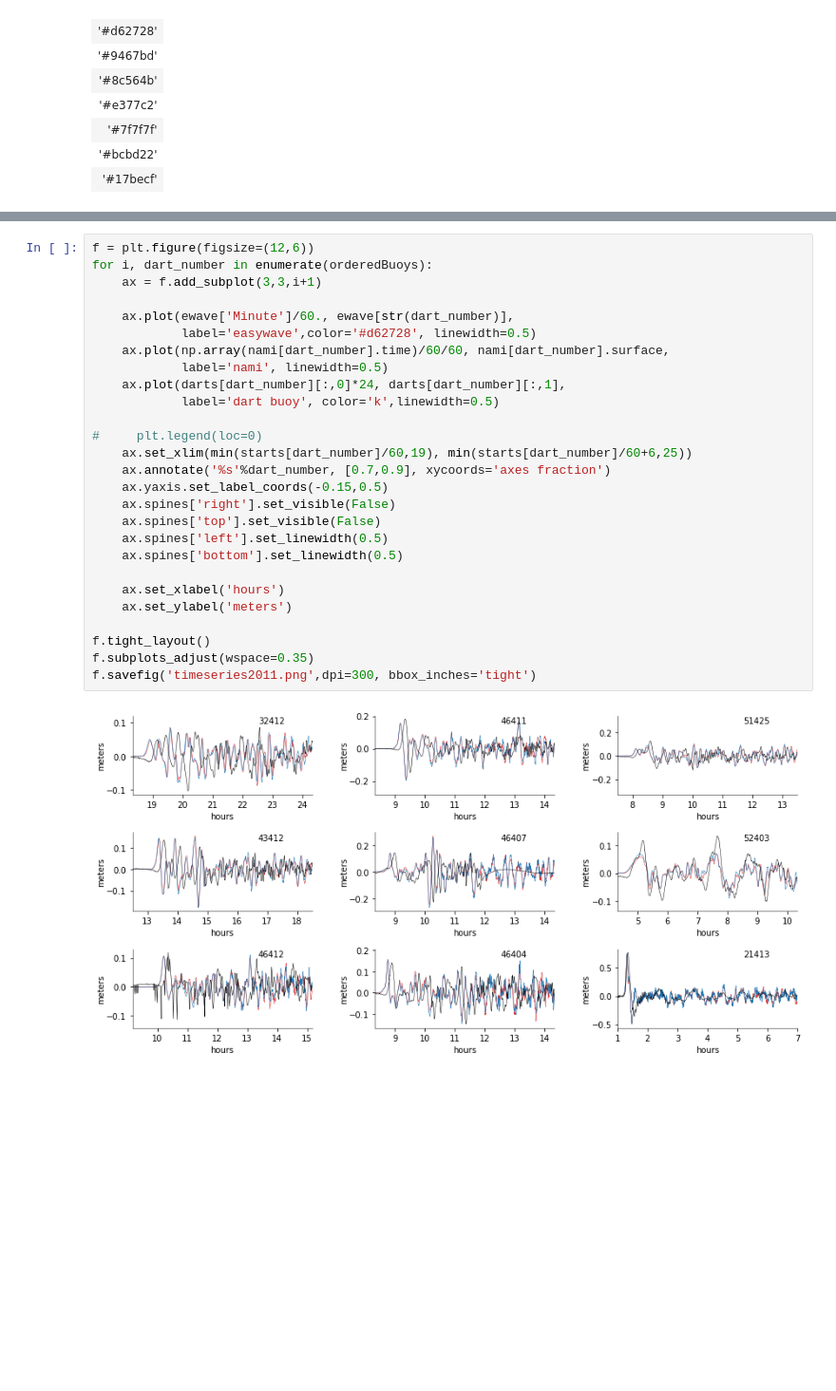
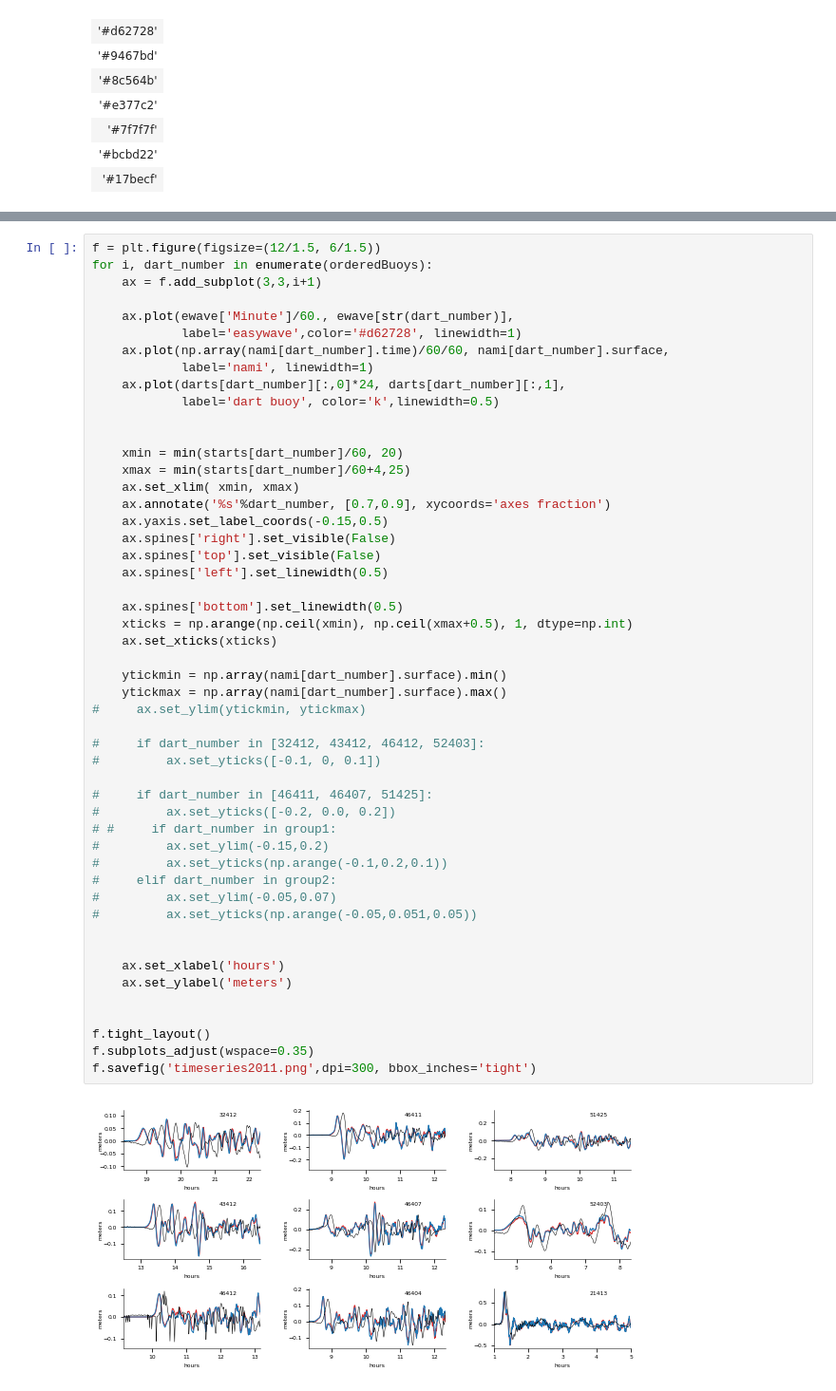
Before and after one commit to jgalazm/comp-geo-paper-figures, a Jupyter notebook: 04_tohoku2011/comparison/finalPlots.ipynb, the cells around one changed output, grey strips where cells are left out. Shown at 95% size. Drawn from its saved outputs; the diff is of its cells as text; blank space fills up the shorter version.

Commit message:
fix 2011 plots to match paper, ignore pngs

```diff
--- a/04_tohoku2011/comparison/finalPlots.ipynb
+++ b/04_tohoku2011/comparison/finalPlots.ipynb
@@ -163,29 +170,52 @@ prop_cycle
 # %%
-f = plt.figure(figsize=(12,6))
+f = plt.figure(figsize=(12/1.5, 6/1.5))
 for i, dart_number in enumerate(orderedBuoys):
     ax = f.add_subplot(3,3,i+1)
 
     ax.plot(ewave['Minute']/60., ewave[str(dart_number)],
-            label='easywave',color='#d62728', linewidth=0.5)
+            label='easywave',color='#d62728', linewidth=1)
     ax.plot(np.array(nami[dart_number].time)/60/60, nami[dart_number].surface,
-            label='nami', linewidth=0.5)
+            label='nami', linewidth=1)
     ax.plot(darts[dart_number][:,0]*24, darts[dart_number][:,1],
             label='dart buoy', color='k',linewidth=0.5)
 
-#     plt.legend(loc=0)
-    ax.set_xlim(min(starts[dart_number]/60,19), min(starts[dart_number]/60+6,25))
+
+    xmin = min(starts[dart_number]/60, 20)
+    xmax = min(starts[dart_number]/60+4,25)
+    ax.set_xlim( xmin, xmax)
     ax.annotate('%s'%dart_number, [0.7,0.9], xycoords='axes fraction')
     ax.yaxis.set_label_coords(-0.15,0.5)
     ax.spines['right'].set_visible(False)
     ax.spines['top'].set_visible(False)
     ax.spines['left'].set_linewidth(0.5)
+
     ax.spines['bottom'].set_linewidth(0.5)
+    xticks = np.arange(np.ceil(xmin), np.ceil(xmax+0.5), 1, dtype=np.int)
+    ax.set_xticks(xticks)
+
+    ytickmin = np.array(nami[dart_number].surface).min()
+    ytickmax = np.array(nami[dart_number].surface).max()
+#     ax.set_ylim(ytickmin, ytickmax)
+
+#     if dart_number in [32412, 43412, 46412, 52403]:
+#         ax.set_yticks([-0.1, 0, 0.1])
+
+#     if dart_number in [46411, 46407, 51425]:
+#         ax.set_yticks([-0.2, 0.0, 0.2])
+# #     if dart_number in group1:
+#         ax.set_ylim(-0.15,0.2)
+#         ax.set_yticks(np.arange(-0.1,0.2,0.1))
+#     elif dart_number in group2:
+#         ax.set_ylim(-0.05,0.07)
+#         ax.set_yticks(np.arange(-0.05,0.051,0.05))
+
 
     ax.set_xlabel('hours')
     ax.set_ylabel('meters')
 
+
 f.tight_layout()
 f.subplots_adjust(wspace=0.35)
 f.savefig('timeseries2011.png',dpi=300, bbox_inches='tight')
 # %% [output]
-[figure, old version]
+[figure, new version]
```
Also changed, not shown: parts of 1 cell of this notebook, 1 other file.
